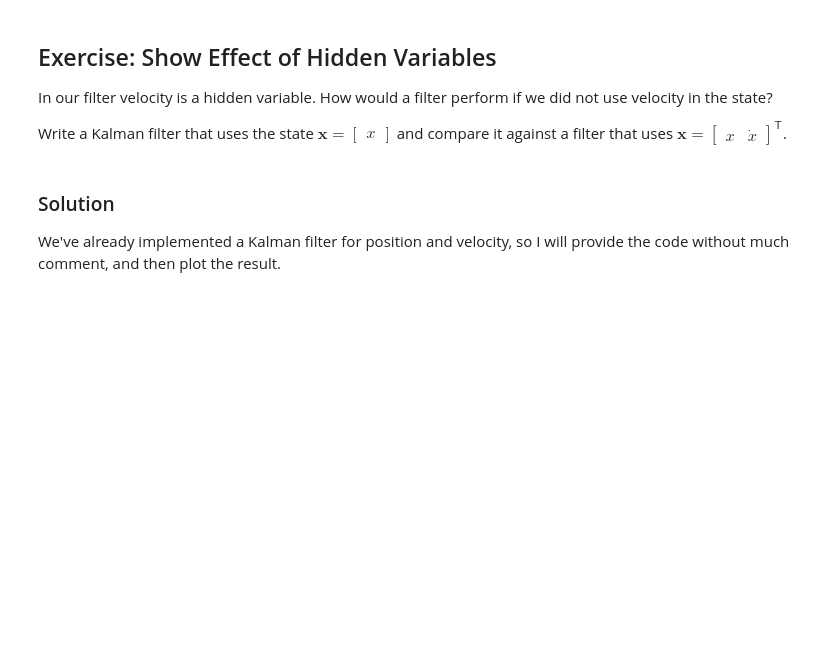
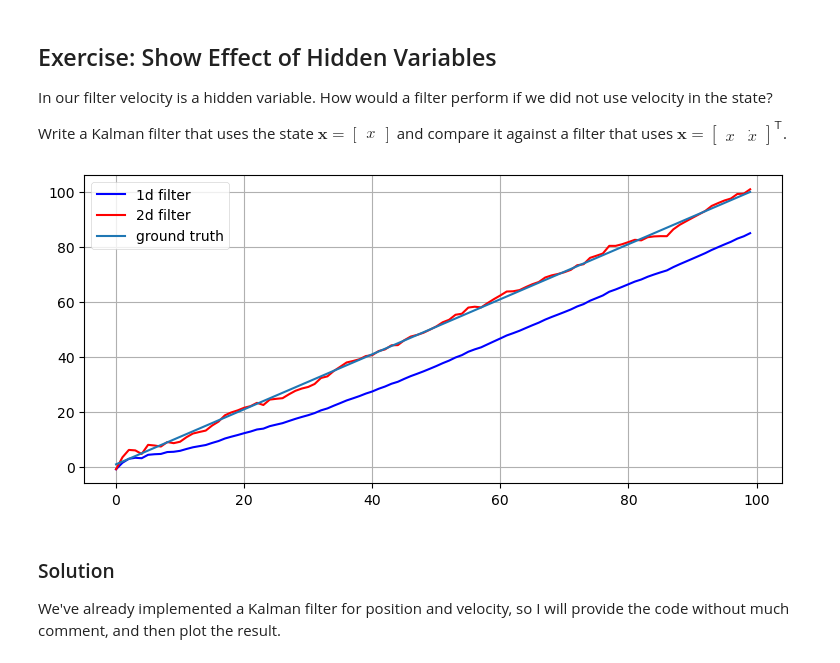
Before and after one commit to VFrancescon/Kalman-and-Bayesian-Filters-in-Python, a Jupyter notebook: 06-Multivariate-Kalman-Filters.ipynb, the cells around one changed output. Saved outputs shown, nothing was run; the diff lists cells and outputs as text; code cells hidden in the pictures; blank space fills up the shorter version.

```diff
--- a/06-Multivariate-Kalman-Filters.ipynb
+++ b/06-Multivariate-Kalman-Filters.ipynb
@@ -1237,3 +1235,52 @@ Write a Kalman filter that uses the state $\mathbf x=\begin{bmatrix}x\end{bmatri
+# %%
+# your code here
+from numpy.random import seed
+seed(303)
+def pos_filter(x, P, R, Q=0., dt=1.0):
+    """ Returns a KalmanFilter which implements a
+    constant velocity model for a state [x dx].T
+    """
+
+    kf = KalmanFilter(dim_x=1, dim_z=1, dim_u=0)
+    kf.x = np.array([x]) # location and velocity
+    kf.F = np.array([[1.]])  # state transition matrix
+    kf.H = np.array([[1.]])    # Measurement function
+    kf.B = np.array([1])
+    kf.R *= R                     # measurement uncertainty
+    kf.P *= P
+    kf.Q *= Q
+    return kf
+
+
+
+def plot_results(x0, v0, P, R, Q):
+
+    xs = []
+    xs_1d = []
+    xs_2d = []
+
+    f1d = pos_filter(x=x0, P=P, R=R, Q=Q)
+    f2d = pos_vel_filter(x=(x0, v0), P=P, R=R, Q=Q)
+    for _ in range(100):
+        x0 += v0
+        xs.append(x0)
+        f1d.predict()
+        f2d.predict()
+        z = x0 + randn()*np.sqrt(R) # measurement
+        f1d.update(z)
+        f2d.update(z)
+        xs_1d.append(f1d.x[0])
+        xs_2d.append(f2d.x[0])
+
+    plt.plot(xs_1d, label="1d filter", color="blue")
+    plt.plot(xs_2d, label="2d filter", color="red")
+    plt.plot(xs, label="ground truth")
+    plt.legend()
+    plt.show()
+
+plot_results(x0=0, v0=1., P=50., R=5., Q=.02 )
+# %% [output]
+[figure, added]
 # %% [markdown]
 ### Solution
 
```
Also changed, not shown: parts of 10 cells of this notebook.
